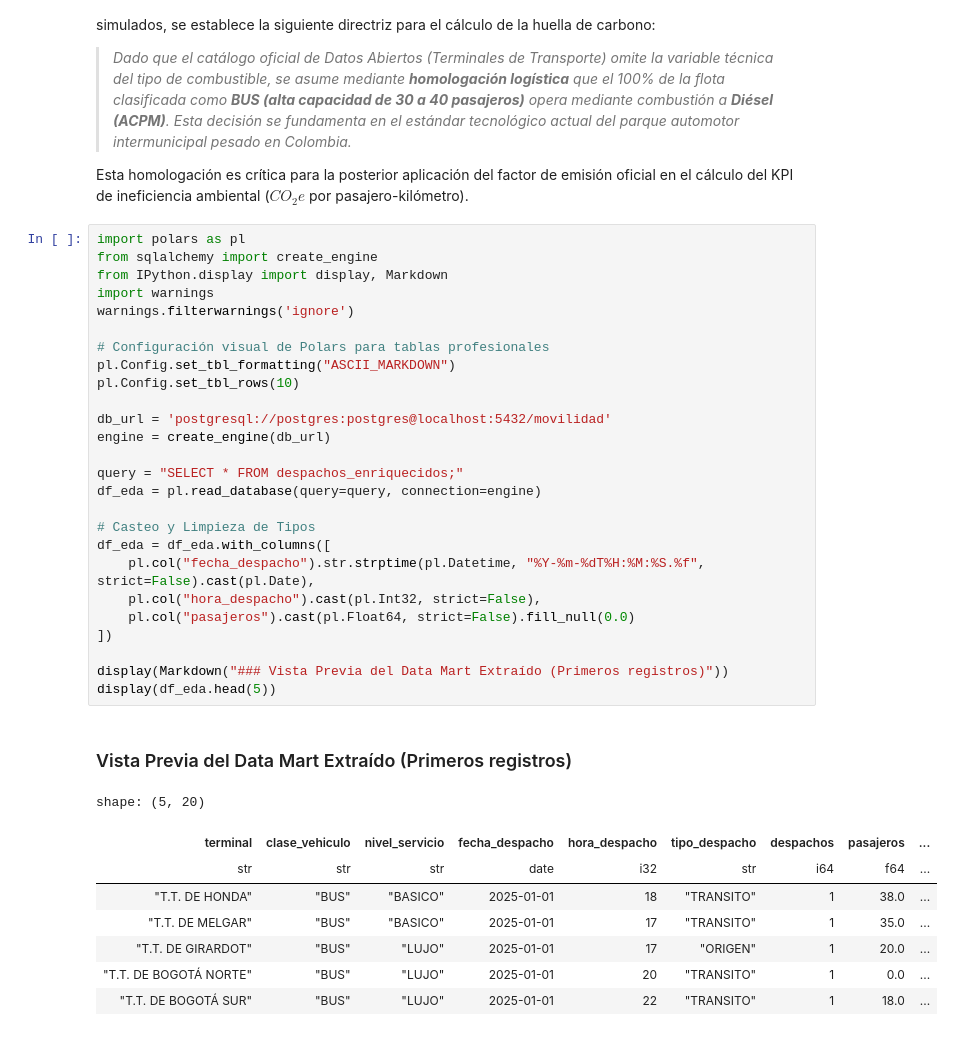
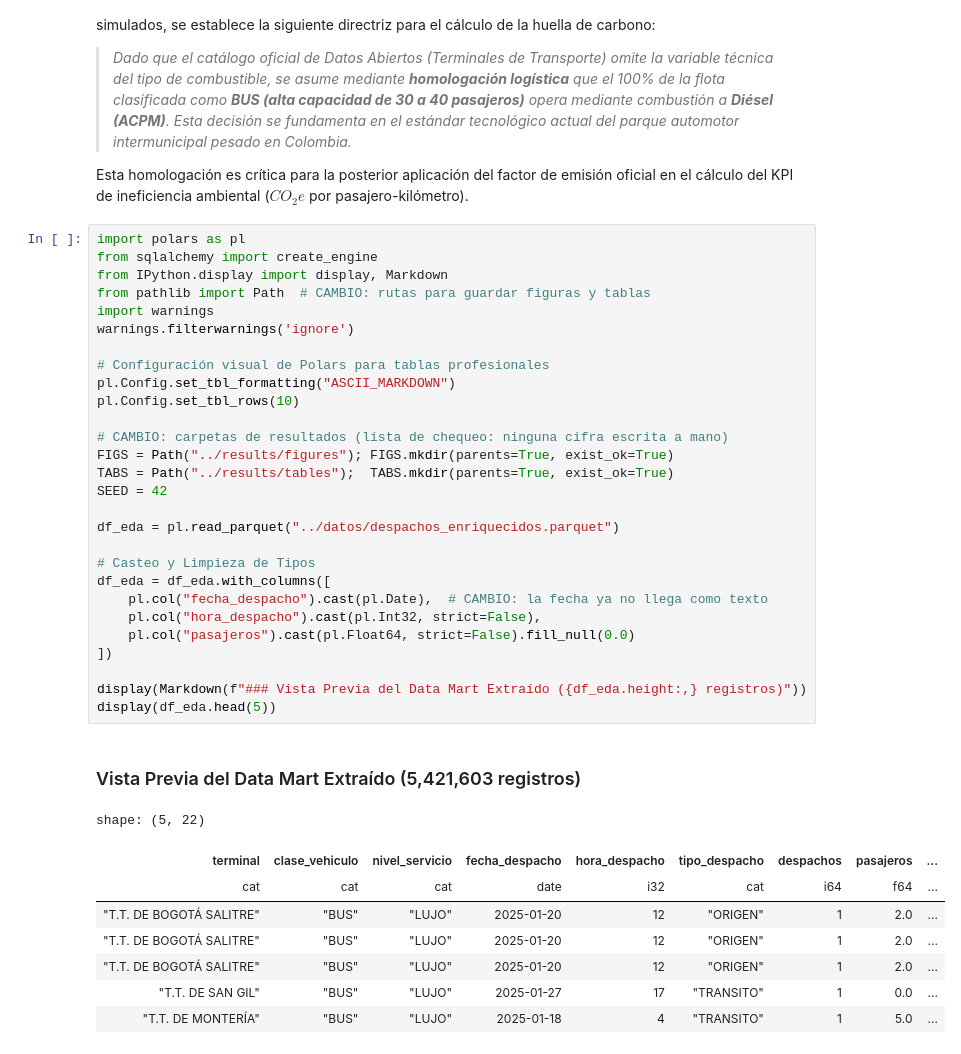
Before and after one commit to KarollPintoC/Proyecto_Analitiaca_Datos_transporte, a Jupyter notebook: notebooks/Fase2_EDA.ipynb, the cells around one changed output. Drawn from its saved outputs; the diff is of its cells as text.

```diff
--- a/notebooks/Fase2_EDA.ipynb
+++ b/notebooks/Fase2_EDA.ipynb
@@ -13,36 +13,38 @@ Esta homologación es crítica para la posterior aplicación del factor de emisi
 # %%
 import polars as pl
 from sqlalchemy import create_engine
 from IPython.display import display, Markdown
+from pathlib import Path  # CAMBIO: rutas para guardar figuras y tablas
 import warnings
 warnings.filterwarnings('ignore')
 
 # Configuración visual de Polars para tablas profesionales
 pl.Config.set_tbl_formatting("ASCII_MARKDOWN")
 pl.Config.set_tbl_rows(10)
 
-db_url = 'postgresql://postgres:postgres@localhost:5432/movilidad'
-engine = create_engine(db_url)
+# CAMBIO: carpetas de resultados (lista de chequeo: ninguna cifra escrita a mano)
+FIGS = Path("../results/figures"); FIGS.mkdir(parents=True, exist_ok=True)
+TABS = Path("../results/tables");  TABS.mkdir(parents=True, exist_ok=True)
+SEED = 42
 
-query = "SELECT * FROM despachos_enriquecidos;"
-df_eda = pl.read_database(query=query, connection=engine)
+df_eda = pl.read_parquet("../datos/despachos_enriquecidos.parquet")
 
 # Casteo y Limpieza de Tipos
 df_eda = df_eda.with_columns([
-    pl.col("fecha_despacho").str.strptime(pl.Datetime, "%Y-%m-%dT%H:%M:%S.%f", strict=False).cast(pl.Date),
+    pl.col("fecha_despacho").cast(pl.Date),  # CAMBIO: la fecha ya no llega como texto
     pl.col("hora_despacho").cast(pl.Int32, strict=False),
     pl.col("pasajeros").cast(pl.Float64, strict=False).fill_null(0.0)
 ])
 
-display(Markdown("### Vista Previa del Data Mart Extraído (Primeros registros)"))
+display(Markdown(f"### Vista Previa del Data Mart Extraído ({df_eda.height:,} registros)"))
 display(df_eda.head(5))
 # %% [output]
-### Vista Previa del Data Mart Extraído (Primeros registros)
+### Vista Previa del Data Mart Extraído (5,421,603 registros)
-shape: (5, 20)
+shape: (5, 22)
 | terminal | clase_vehiculo | nivel_servicio | fecha_despacho | hora_despacho | tipo_despacho | despachos | pasajeros | ... |
-| str | str | str | date | i32 | str | i64 | f64 | ... |
-| "T.T. DE HONDA" | "BUS" | "BASICO" | 2025-01-01 | 18 | "TRANSITO" | 1 | 38.0 | ... |
-| "T.T. DE MELGAR" | "BUS" | "BASICO" | 2025-01-01 | 17 | "TRANSITO" | 1 | 35.0 | ... |
-| "T.T. DE GIRARDOT" | "BUS" | "LUJO" | 2025-01-01 | 17 | "ORIGEN" | 1 | 20.0 | ... |
-| "T.T. DE BOGOTÁ NORTE" | "BUS" | "LUJO" | 2025-01-01 | 20 | "TRANSITO" | 1 | 0.0 | ... |
-| "T.T. DE BOGOTÁ SUR" | "BUS" | "LUJO" | 2025-01-01 | 22 | "TRANSITO" | 1 | 18.0 | ... |
+| cat | cat | cat | date | i32 | cat | i64 | f64 | ... |
+| "T.T. DE BOGOTÁ SALITRE" | "BUS" | "LUJO" | 2025-01-20 | 12 | "ORIGEN" | 1 | 2.0 | ... |
+| "T.T. DE BOGOTÁ SALITRE" | "BUS" | "LUJO" | 2025-01-20 | 12 | "ORIGEN" | 1 | 2.0 | ... |
+| "T.T. DE BOGOTÁ SALITRE" | "BUS" | "LUJO" | 2025-01-20 | 12 | "ORIGEN" | 1 | 2.0 | ... |
+| "T.T. DE SAN GIL" | "BUS" | "LUJO" | 2025-01-27 | 17 | "TRANSITO" | 1 | 0.0 | ... |
+| "T.T. DE MONTERÍA" | "BUS" | "LUJO" | 2025-01-18 | 4 | "TRANSITO" | 1 | 5.0 | ... |
```
Also changed, not shown: parts of 26 cells of this notebook, 34 other files.
